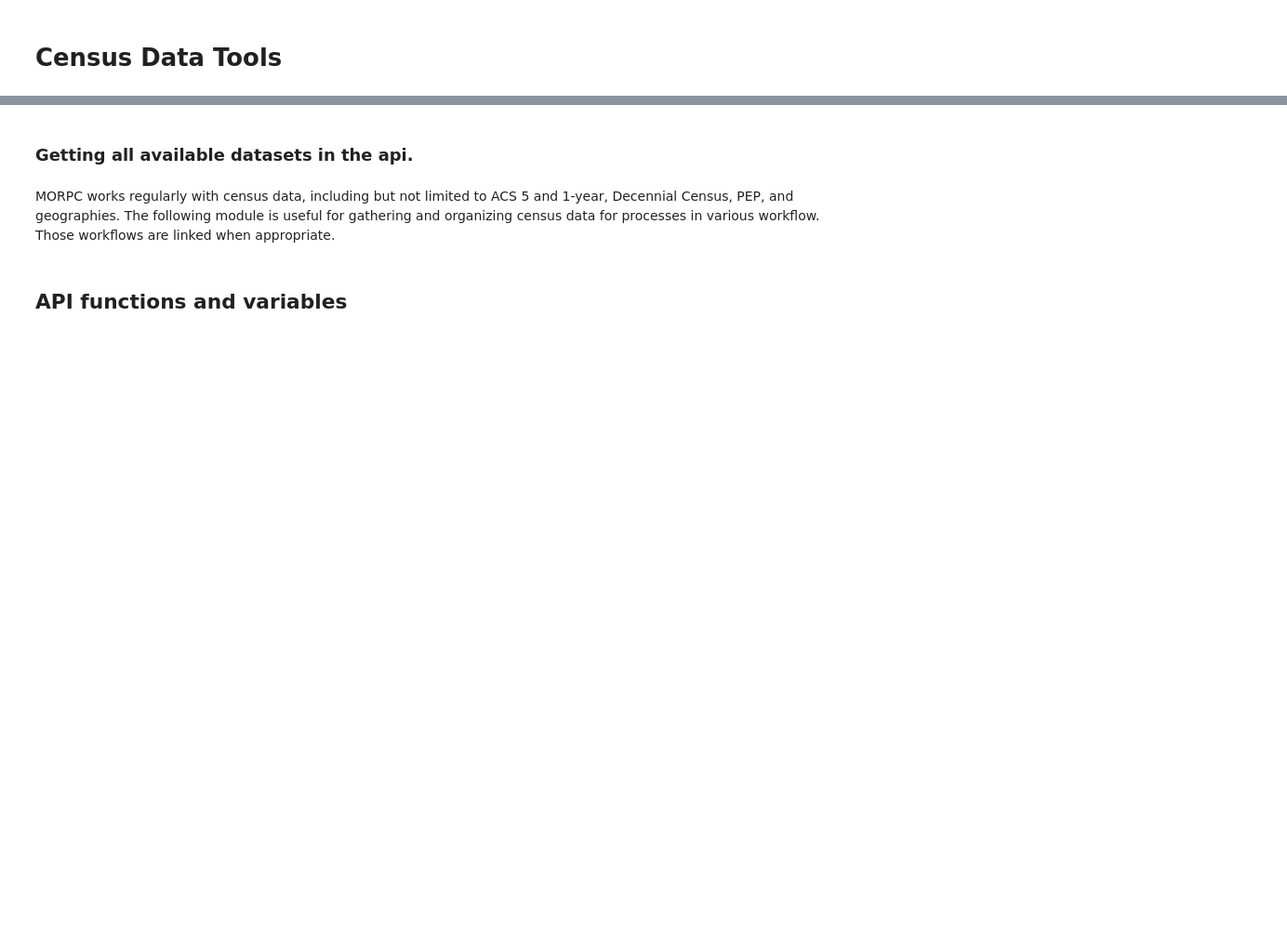
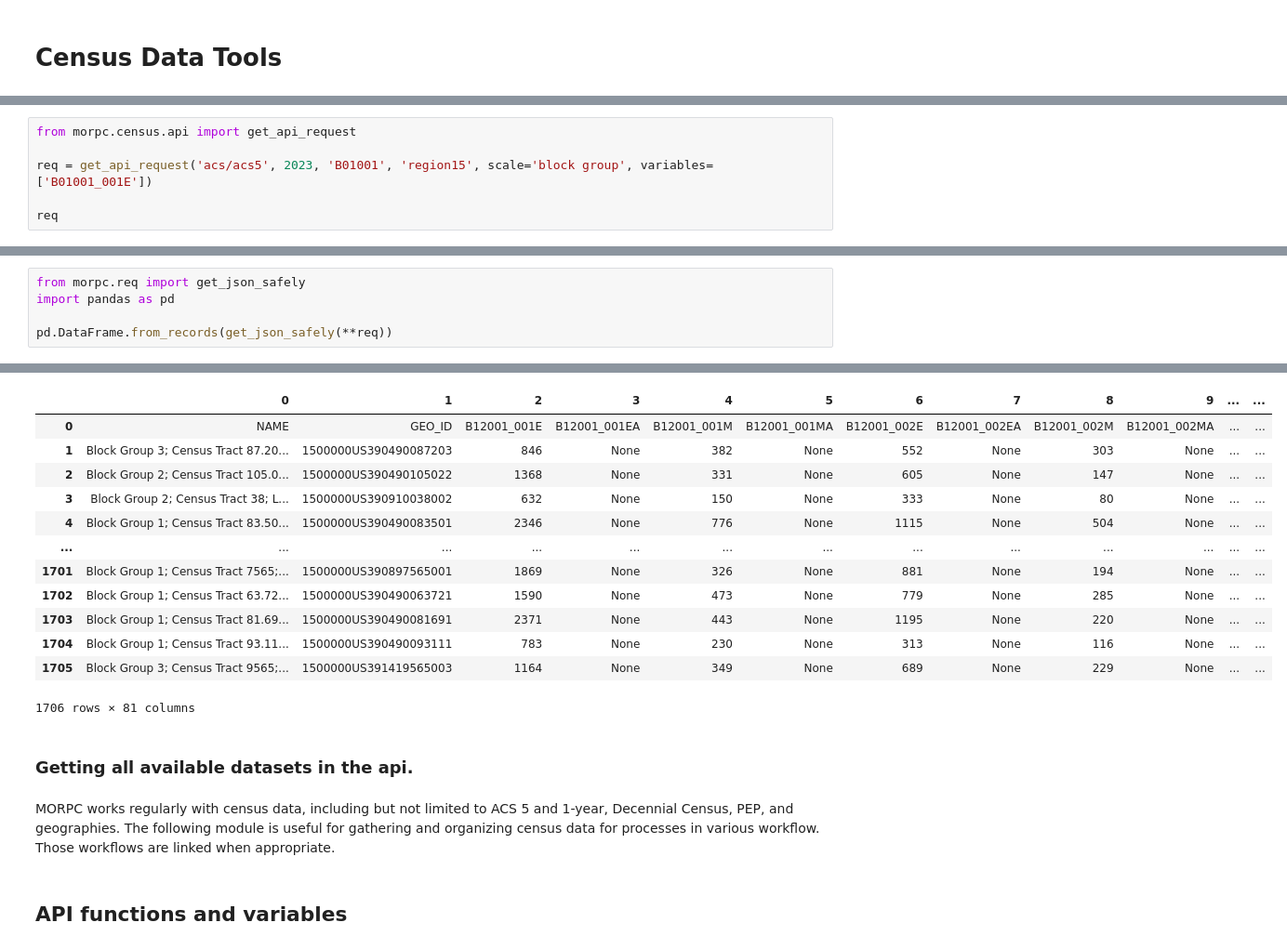
Before and after one commit to morpc/morpc-py, a Jupyter notebook: doc/07-morpc-census-demo.ipynb, the cells around one changed output, grey strips where cells are left out. Shown at 93% size. Cells and saved outputs as stored; diff of their text form; blank space fills up the shorter version.

```diff
--- a/doc/07-morpc-census-demo.ipynb
+++ b/doc/07-morpc-census-demo.ipynb
@@ -96,0 +9,6 @@ query_req = get_query_req('block group')
+# %%
+from morpc.census.api import get_api_request
+
+req = get_api_request('acs/acs5', 2023, 'B01001', 'region15', scale='block group', variables=['B01001_001E'])
+
+req
@@ -96,0 +24,6 @@ query_req = get_query_req('block group')
+# %%
+from morpc.req import get_json_safely
+import pandas as pd
+
+pd.DataFrame.from_records(get_json_safely(**req))
+# %% [output]
@@ -97,3 +31,16 @@ query_req = get_query_req('block group')
+|  | 0 | 1 | 2 | 3 | 4 | 5 | 6 | 7 | 8 | 9 | ... | ... |
+| 0 | NAME | GEO_ID | B12001_001E | B12001_001EA | B12001_001M | B12001_001MA | B12001_002E | B12001_002EA | B12001_002M | B12001_002MA | ... | ... |
+| 1 | Block Group 3; Census Tract 87.20... | 1500000US390490087203 | 846 | None | 382 | None | 552 | None | 303 | None | ... | ... |
+| 2 | Block Group 2; Census Tract 105.0... | 1500000US390490105022 | 1368 | None | 331 | None | 605 | None | 147 | None | ... | ... |
+| 3 | Block Group 2; Census Tract 38; L... | 1500000US390910038002 | 632 | None | 150 | None | 333 | None | 80 | None | ... | ... |
+| 4 | Block Group 1; Census Tract 83.50... | 1500000US390490083501 | 2346 | None | 776 | None | 1115 | None | 504 | None | ... | ... |
+| ... | ... | ... | ... | ... | ... | ... | ... | ... | ... | ... | ... | ... |
+| 1701 | Block Group 1; Census Tract 7565;... | 1500000US390897565001 | 1869 | None | 326 | None | 881 | None | 194 | None | ... | ... |
+| 1702 | Block Group 1; Census Tract 63.72... | 1500000US390490063721 | 1590 | None | 473 | None | 779 | None | 285 | None | ... | ... |
+| 1703 | Block Group 1; Census Tract 81.69... | 1500000US390490081691 | 2371 | None | 443 | None | 1195 | None | 220 | None | ... | ... |
+| 1704 | Block Group 1; Census Tract 93.11... | 1500000US390490093111 | 783 | None | 230 | None | 313 | None | 116 | None | ... | ... |
+| 1705 | Block Group 3; Census Tract 9565;... | 1500000US391419565003 | 1164 | None | 349 | None | 689 | None | 229 | None | ... | ... |
+1706 rows × 81 columns
 # %% [markdown]
 ### Getting all available datasets in the api.
 # %% [markdown]
```
Also changed, not shown: parts of 9 cells of this notebook, 5 other files.
